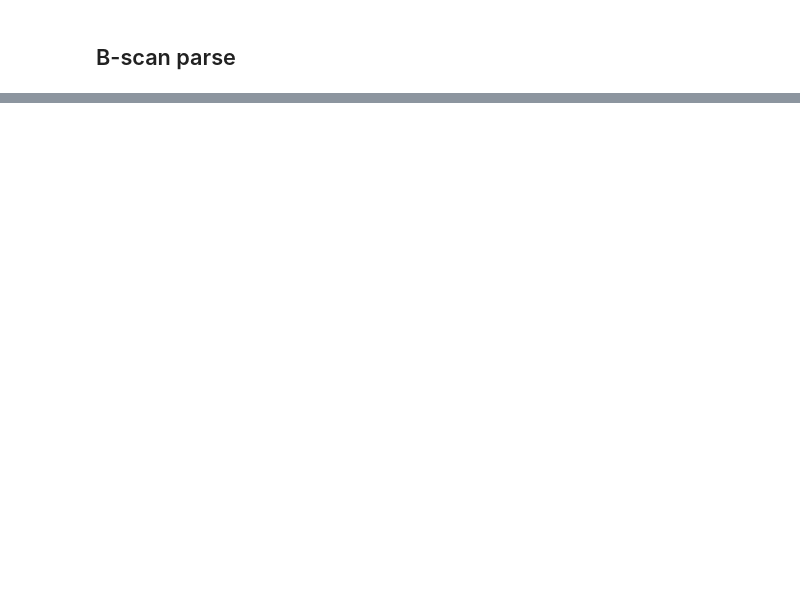
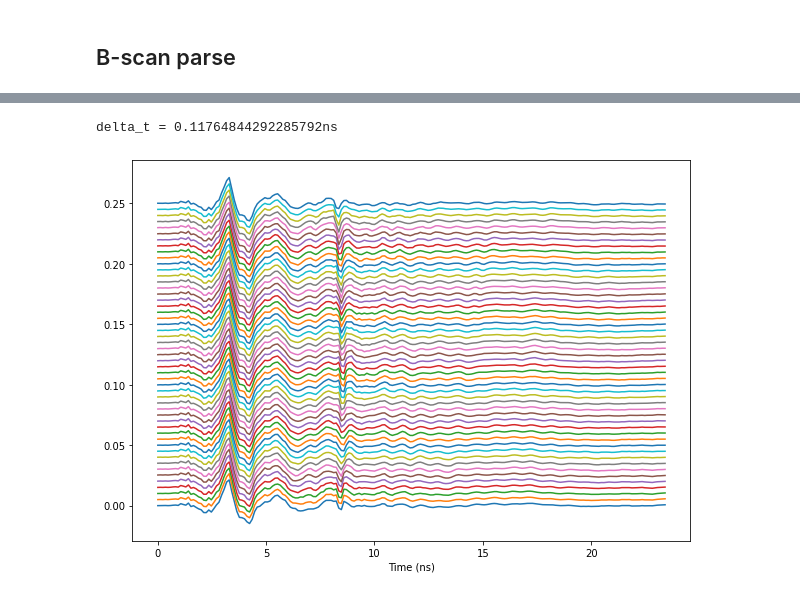
Before and after one commit to lnadi17/znd-remote-controller, a Jupyter notebook: scan-visualize.ipynb, the cells around one changed output, grey strips where cells are left out. Saved outputs shown, nothing was run; the diff lists cells and outputs as text; code cells hidden in the pictures; blank space fills up the shorter version.

```diff
--- a/scan-visualize.ipynb
+++ b/scan-visualize.ipynb
@@ -125,19 +135,22 @@ len(frequencies)
 # %%
 # calculate time step
 delta_t = 1 / (frequencies[-1] - frequencies[0])
 print('delta_t = ' + str(delta_t*1e9) + 'ns')
 
 plt.figure(figsize=(10, 7))
 plt.xlabel('Time (ns)')
 
-for i in range(len(bla)):
+for i in range(len(b_scan)):
     # create arrays for plotting
-    y = np.fft.irfft(bla[i][0:1000])[:200] + i*0.005
+    y = np.fft.irfft(b_scan[i][0:1000])[:200] + i*0.005
     t = np.arange(0, delta_t * len(y), delta_t)
 
     plt.plot(t*1e9, y)
 
 plt.show()
+# %% [output]
+delta_t = 0.11764844292285792ns
+[figure, added]
 # %%
 def draw_image(scan, cmap=None, aspect='auto'):
     plt.imshow(np.array(scan).transpose(), cmap=cmap, aspect='auto')
```
Also changed, not shown: parts of 31 cells of this notebook, 10 other files.
